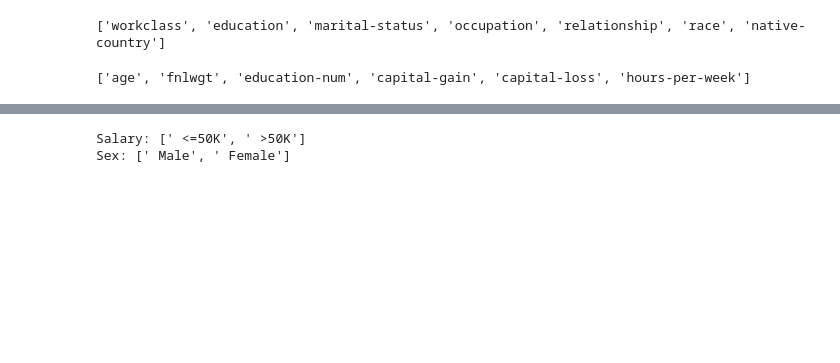
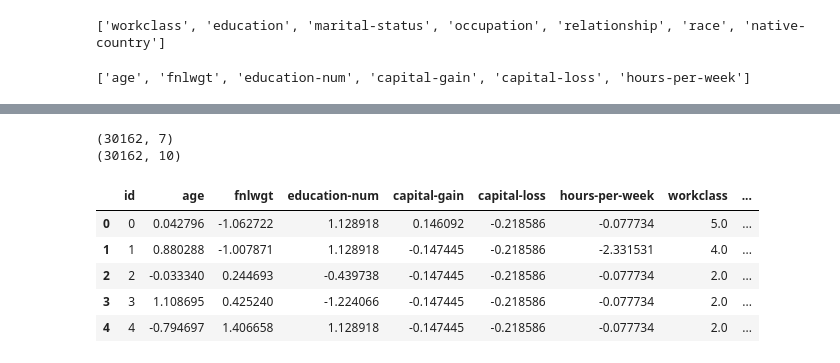
Before and after one commit to Comp551-mini1/p1, a Jupyter notebook: mini_project_1.ipynb, the cells around one changed output, grey strips where cells are left out. Drawn from its saved outputs; the diff is of its cells as text; code cells hidden in the pictures; blank space fills up the shorter version.

```diff
--- a/mini_project_1.ipynb
+++ b/mini_project_1.ipynb
@@ -209,34 +200,24 @@ NameError: name 'df_cl' is not defined
 # %%
 # Insert id column to different datasets
-df_norm.insert(0, 'id', range(0, 0 + len(df_norm)))
-df_fe.insert(0, 'id', range(0, 0 + len(df_fe)))
-df_cl.insert(0, 'id', range(0, 0 + len(df_cl)))
+df_int.insert(0, 'id', range(0, 0 + len(df_int)))
+df_obj.insert(0, 'id', range(0, 0 + len(df_obj)))
 
 #Show shapes for datasets
-print(df_norm.shape)
-print(df_fe.shape)
-print(df_cl.shape)
+print(df_int.shape)
+print(df_obj.shape)
+# %% [output]
+(30162, 7)
+(30162, 10)
 # %%
 # Merge all datasets
-df_feature = pd.merge(df_norm,df_fe, on=["id"])
-df_final = pd.merge(df_feature,df_cl, on=["id"])
-
-# Drop id column from the merged dataset
-df_final.drop('id',axis='columns', inplace=True)
+df_feature = pd.merge(df_int,df_obj, on=["id"])
 
 # Show the the tope 5 obersrvation of the dataset
-df_final.head(5)
+df_feature.head(5)
+# %% [output]
+|  | id | age | fnlwgt | education-num | capital-gain | capital-loss | hours-per-week | workclass | ... |
+| 0 | 0 | 0.042796 | -1.062722 | 1.128918 | 0.146092 | -0.218586 | -0.077734 | 5.0 | ... |
+| 1 | 1 | 0.880288 | -1.007871 | 1.128918 | -0.147445 | -0.218586 | -2.331531 | 4.0 | ... |
+| 2 | 2 | -0.033340 | 0.244693 | -0.439738 | -0.147445 | -0.218586 | -0.077734 | 2.0 | ... |
+| 3 | 3 | 1.108695 | 0.425240 | -1.224066 | -0.147445 | -0.218586 | -0.077734 | 2.0 | ... |
+| 4 | 4 | -0.794697 | 1.406658 | 1.128918 | -0.147445 | -0.218586 | -0.077734 | 2.0 | ... |
-# %%
-#check unique values
-uSalary = list(data_df.salary.unique())
-print("Salary: " + str(uSalary))
-uSex = list(data_df.sex.unique())
-print("Sex: " + str(uSex))
-
-
-# Converting to numerical
-data_df.sex = np.where(data_df.sex == 'Male', 1, 0)
-data_df.salary = np.where(data_df.salary == '>50K', 1 , 0)
-# %% [output]
-Salary: [' <=50K', ' >50K']
-Sex: [' Male', ' Female']
```
Also changed, not shown: parts of 14 cells of this notebook.
